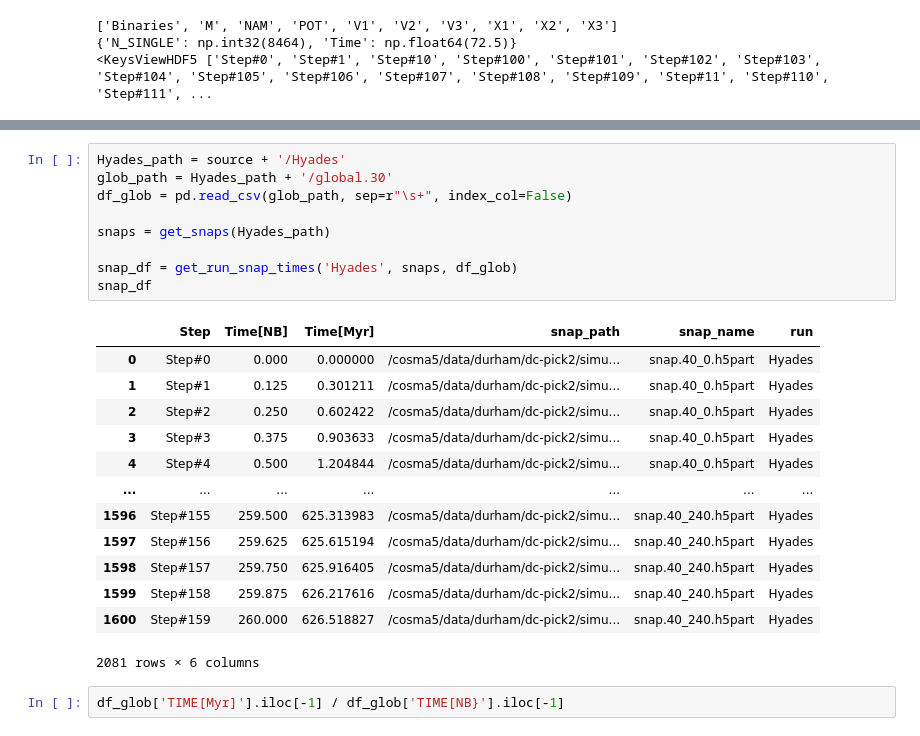
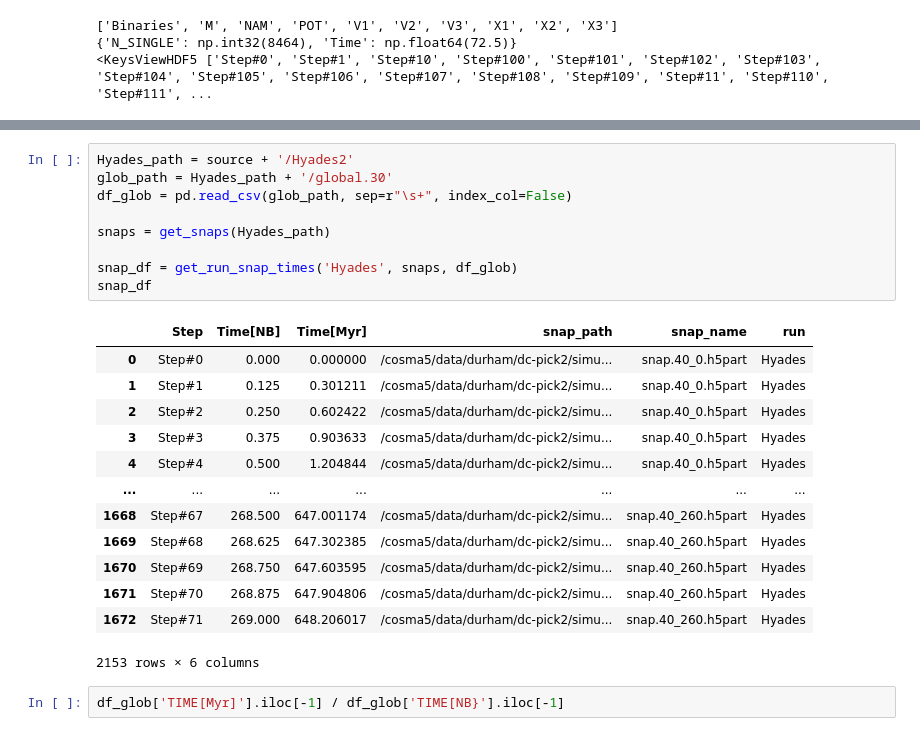
Before and after one commit to RSPicken2/stellar-streams, a Jupyter notebook: GlobularClusters.ipynb, the cells around one changed output, grey strips where cells are left out. Cells and saved outputs as stored; diff of their text form.

```diff
--- a/GlobularClusters.ipynb
+++ b/GlobularClusters.ipynb
@@ -103,26 +83,26 @@ Step#159: time:260.0, 8460 particles, fields: ['Binaries', 'M', 'NAM', 'POT', 'V
 # %%
-Hyades_path = source + '/Hyades'
+Hyades_path = source + '/Hyades2'
 glob_path = Hyades_path + '/global.30'
 df_glob = pd.read_csv(glob_path, sep=r"\s+", index_col=False)
 
 snaps = get_snaps(Hyades_path)
 
 snap_df = get_run_snap_times('Hyades', snaps, df_glob)
 snap_df
 # %% [output]
 |  | Step | Time[NB] | Time[Myr] | snap_path | snap_name | run |
 | 0 | Step#0 | 0.000 | 0.000000 | /cosma5/data/durham/dc-pick2/simu... | snap.40_0.h5part | Hyades |
 | 1 | Step#1 | 0.125 | 0.301211 | /cosma5/data/durham/dc-pick2/simu... | snap.40_0.h5part | Hyades |
 | 2 | Step#2 | 0.250 | 0.602422 | /cosma5/data/durham/dc-pick2/simu... | snap.40_0.h5part | Hyades |
 | 3 | Step#3 | 0.375 | 0.903633 | /cosma5/data/durham/dc-pick2/simu... | snap.40_0.h5part | Hyades |
 | 4 | Step#4 | 0.500 | 1.204844 | /cosma5/data/durham/dc-pick2/simu... | snap.40_0.h5part | Hyades |
 | ... | ... | ... | ... | ... | ... | ... |
-| 1596 | Step#155 | 259.500 | 625.313983 | /cosma5/data/durham/dc-pick2/simu... | snap.40_240.h5part | Hyades |
-| 1597 | Step#156 | 259.625 | 625.615194 | /cosma5/data/durham/dc-pick2/simu... | snap.40_240.h5part | Hyades |
-| 1598 | Step#157 | 259.750 | 625.916405 | /cosma5/data/durham/dc-pick2/simu... | snap.40_240.h5part | Hyades |
-| 1599 | Step#158 | 259.875 | 626.217616 | /cosma5/data/durham/dc-pick2/simu... | snap.40_240.h5part | Hyades |
-| 1600 | Step#159 | 260.000 | 626.518827 | /cosma5/data/durham/dc-pick2/simu... | snap.40_240.h5part | Hyades |
+| 1668 | Step#67 | 268.500 | 647.001174 | /cosma5/data/durham/dc-pick2/simu... | snap.40_260.h5part | Hyades |
+| 1669 | Step#68 | 268.625 | 647.302385 | /cosma5/data/durham/dc-pick2/simu... | snap.40_260.h5part | Hyades |
+| 1670 | Step#69 | 268.750 | 647.603595 | /cosma5/data/durham/dc-pick2/simu... | snap.40_260.h5part | Hyades |
+| 1671 | Step#70 | 268.875 | 647.904806 | /cosma5/data/durham/dc-pick2/simu... | snap.40_260.h5part | Hyades |
+| 1672 | Step#71 | 269.000 | 648.206017 | /cosma5/data/durham/dc-pick2/simu... | snap.40_260.h5part | Hyades |
-2081 rows × 6 columns
+2153 rows × 6 columns
 # %%
 df_glob['TIME[Myr]'].iloc[-1] / df_glob['TIME[NB}'].iloc[-1]
 # %% [output]
```
Also changed, not shown: parts of 10 cells of this notebook, 4 other files.
